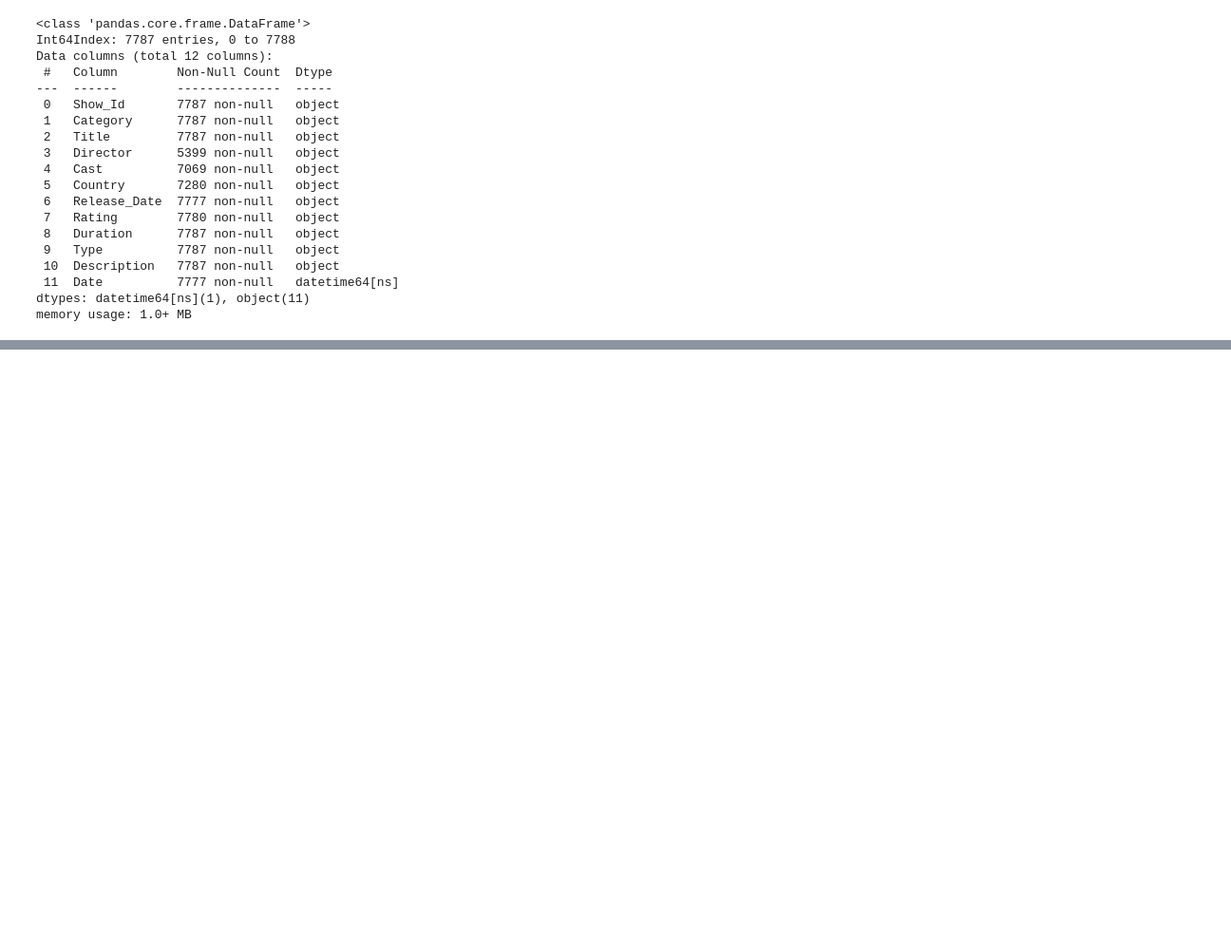
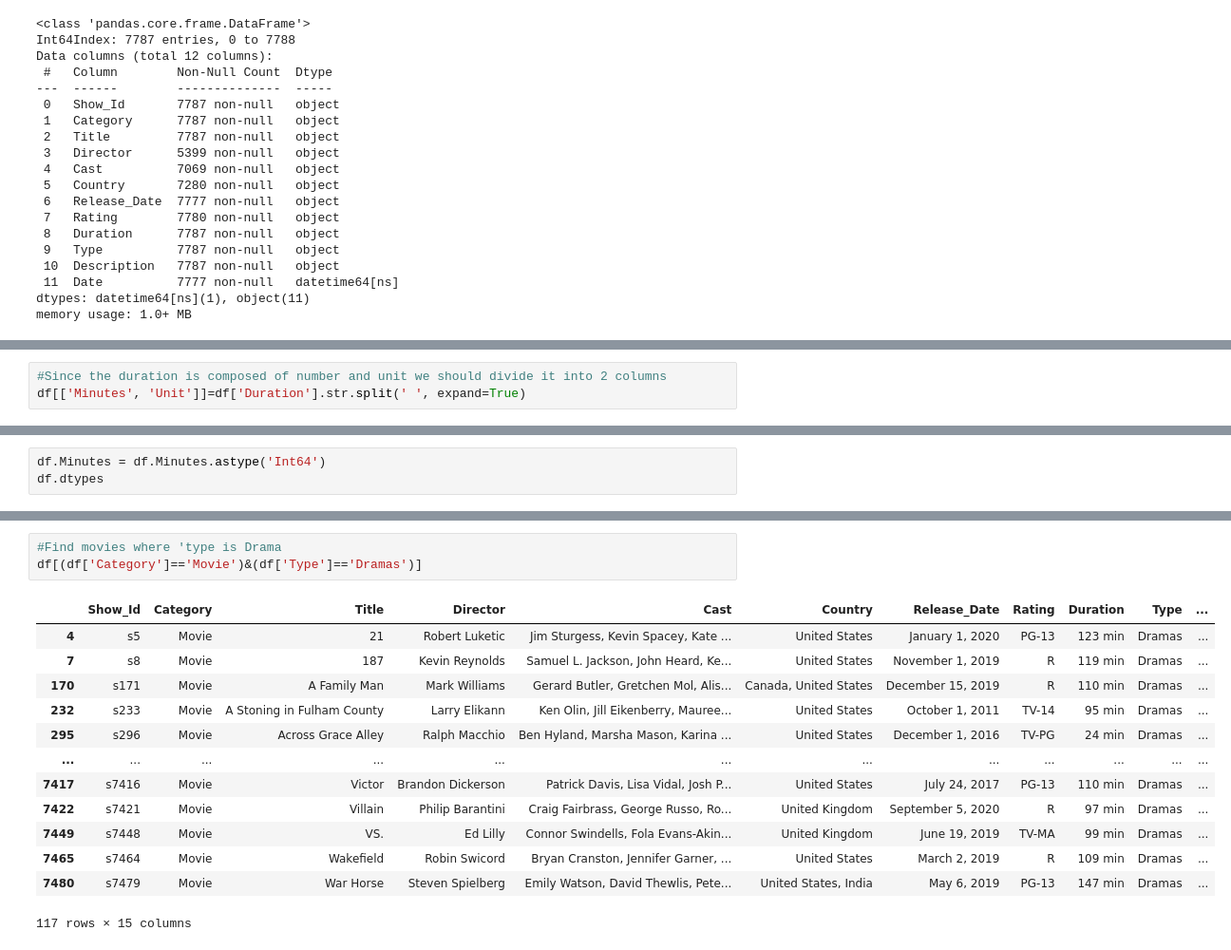
Before and after one commit to abdennourkhorchani/Netflix_dataset_analysis, a Jupyter notebook: netflix dataset analysis-checkpoint.ipynb, the cells around one changed output, grey strips where cells are left out. Shown: that part at 95% size. Cells and saved outputs as stored; diff of their text form; blank space fills up the shorter version.

```diff
--- a/netflix dataset analysis-checkpoint.ipynb
+++ b/netflix dataset analysis-checkpoint.ipynb
@@ -403,0 +512,3 @@ Name: Title, Length: 71, dtype: object
+# %%
+#Since the duration is composed of number and unit we should divide it into 2 columns
+df[['Minutes', 'Unit']]=df['Duration'].str.split(' ', expand=True)
@@ -403,0 +528,3 @@ Name: Title, Length: 71, dtype: object
+# %%
+df.Minutes = df.Minutes.astype('Int64')
+df.dtypes
@@ -403,0 +581,17 @@ Name: Title, Length: 71, dtype: object
+# %%
+#Find movies where 'type is Drama
+df[(df['Category']=='Movie')&(df['Type']=='Dramas')]
+# %% [output]
+|  | Show_Id | Category | Title | Director | Cast | Country | Release_Date | Rating | Duration | Type | ... |
+| 4 | s5 | Movie | 21 | Robert Luketic | Jim Sturgess, Kevin Spacey, Kate ... | United States | January 1, 2020 | PG-13 | 123 min | Dramas | ... |
+| 7 | s8 | Movie | 187 | Kevin Reynolds | Samuel L. Jackson, John Heard, Ke... | United States | November 1, 2019 | R | 119 min | Dramas | ... |
+| 170 | s171 | Movie | A Family Man | Mark Williams | Gerard Butler, Gretchen Mol, Alis... | Canada, United States | December 15, 2019 | R | 110 min | Dramas | ... |
+| 232 | s233 | Movie | A Stoning in Fulham County | Larry Elikann | Ken Olin, Jill Eikenberry, Mauree... | United States | October 1, 2011 | TV-14 | 95 min | Dramas | ... |
+| 295 | s296 | Movie | Across Grace Alley | Ralph Macchio | Ben Hyland, Marsha Mason, Karina ... | United States | December 1, 2016 | TV-PG | 24 min | Dramas | ... |
+| ... | ... | ... | ... | ... | ... | ... | ... | ... | ... | ... | ... |
+| 7417 | s7416 | Movie | Victor | Brandon Dickerson | Patrick Davis, Lisa Vidal, Josh P... | United States | July 24, 2017 | PG-13 | 110 min | Dramas | ... |
+| 7422 | s7421 | Movie | Villain | Philip Barantini | Craig Fairbrass, George Russo, Ro... | United Kingdom | September 5, 2020 | R | 97 min | Dramas | ... |
+| 7449 | s7448 | Movie | VS. | Ed Lilly | Connor Swindells, Fola Evans-Akin... | United Kingdom | June 19, 2019 | TV-MA | 99 min | Dramas | ... |
+| 7465 | s7464 | Movie | Wakefield | Robin Swicord | Bryan Cranston, Jennifer Garner, ... | United States | March 2, 2019 | R | 109 min | Dramas | ... |
+| 7480 | s7479 | Movie | War Horse | Steven Spielberg | Emily Watson, David Thewlis, Pete... | United States, India | May 6, 2019 | PG-13 | 147 min | Dramas | ... |
+117 rows × 15 columns
```
Also changed, not shown: parts of 38 cells of this notebook.
